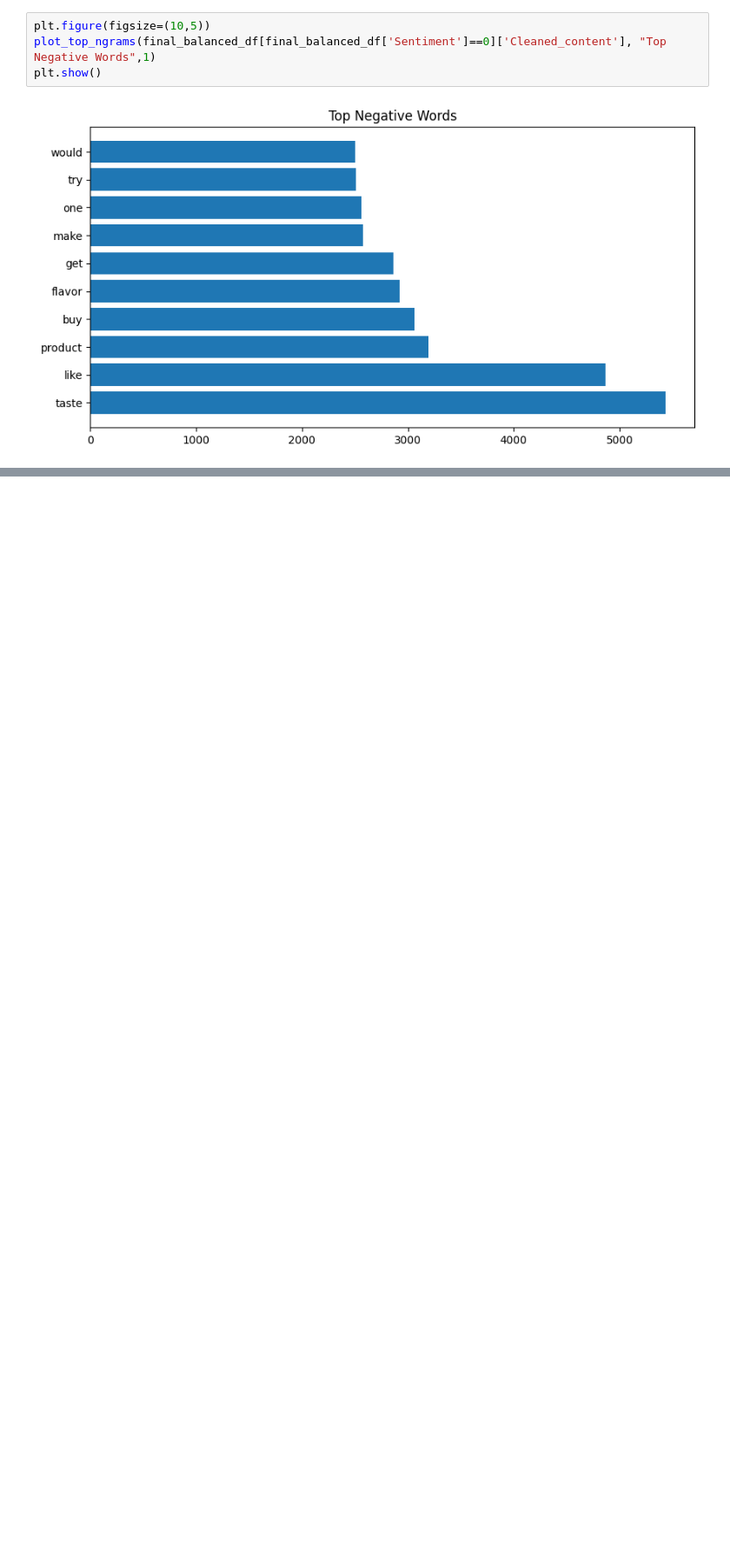
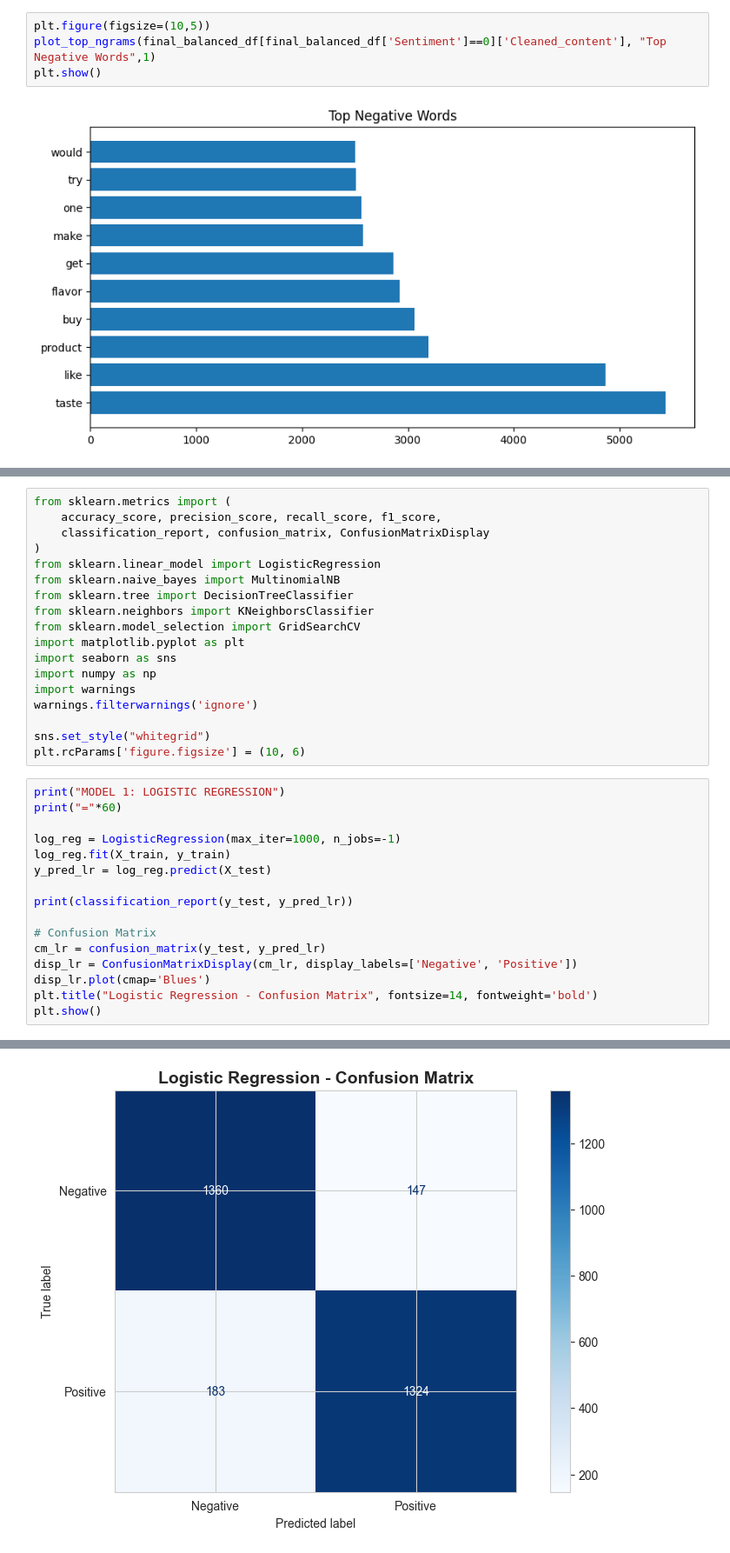
Before and after one commit to mo-sameh1/Sentiment-Analysis-for-Product-Reviews, a Jupyter notebook: src/transformers/EDA.ipynb, the cells around one changed output, grey strips where cells are left out. Shown at 87% size. Drawn from its saved outputs; the diff is of its cells as text; blank space fills up the shorter version.

Commit message:
Training Model

```diff
--- a/src/transformers/EDA.ipynb
+++ b/src/transformers/EDA.ipynb
@@ -329,0 +354,35 @@ plt.show()
+# %%
+from sklearn.metrics import (
+    accuracy_score, precision_score, recall_score, f1_score,
+    classification_report, confusion_matrix, ConfusionMatrixDisplay
+)
+from sklearn.linear_model import LogisticRegression
+from sklearn.naive_bayes import MultinomialNB
+from sklearn.tree import DecisionTreeClassifier
+from sklearn.neighbors import KNeighborsClassifier
+from sklearn.model_selection import GridSearchCV
+import matplotlib.pyplot as plt
+import seaborn as sns
+import numpy as np
+import warnings
+warnings.filterwarnings('ignore')
+
+sns.set_style("whitegrid")
+plt.rcParams['figure.figsize'] = (10, 6)
+# %%
+print("MODEL 1: LOGISTIC REGRESSION")
+print("="*60)
+
+log_reg = LogisticRegression(max_iter=1000, n_jobs=-1)
+log_reg.fit(X_train, y_train)
+y_pred_lr = log_reg.predict(X_test)
+
+print(classification_report(y_test, y_pred_lr))
+
+# Confusion Matrix
+cm_lr = confusion_matrix(y_test, y_pred_lr)
+disp_lr = ConfusionMatrixDisplay(cm_lr, display_labels=['Negative', 'Positive'])
+disp_lr.plot(cmap='Blues')
+plt.title("Logistic Regression - Confusion Matrix", fontsize=14, fontweight='bold')
+plt.show()
+# %% [output]
@@ -329,0 +399 @@ plt.show()
+[figure, added]
```
Also changed, not shown: parts of 25 cells of this notebook, 3 other files.
